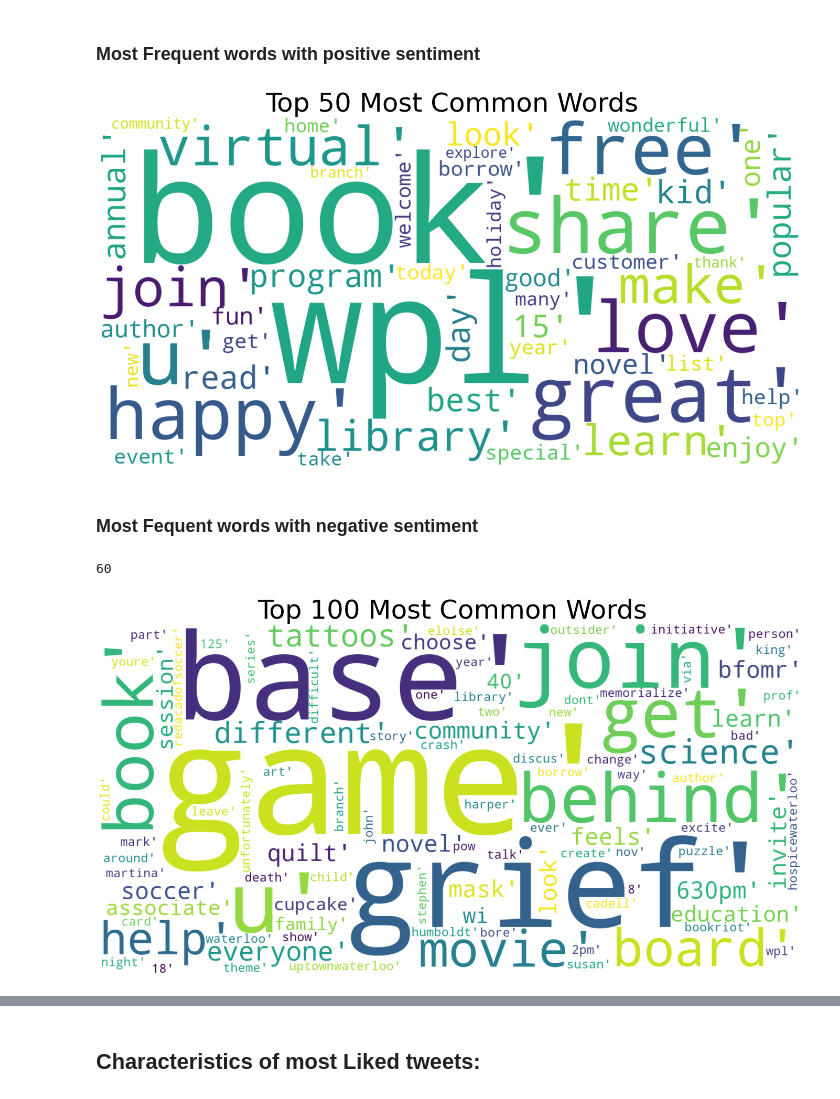
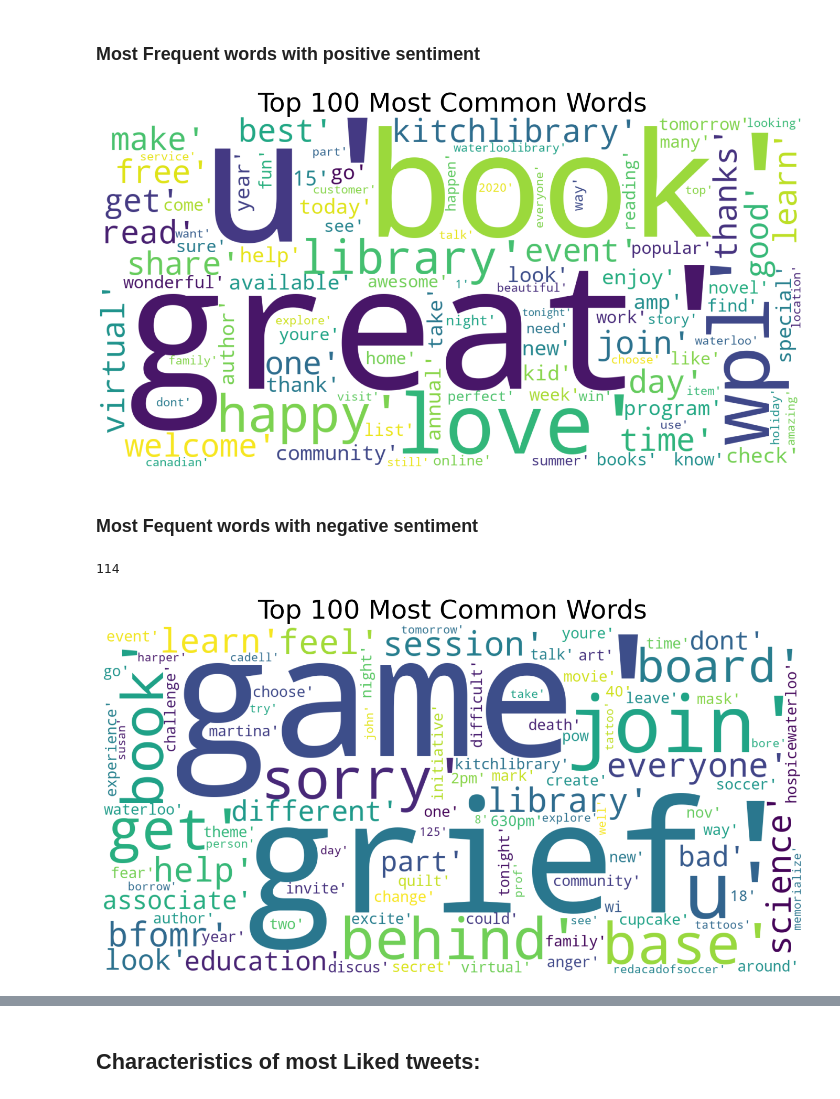
Before and after one commit to SepehrSepehri/DataForGoodWR, a Jupyter notebook: DataForGood_v4_.ipynb, the cells around one changed output, grey strips where cells are left out. Drawn from its saved outputs; the diff is of its cells as text; code cells hidden in the pictures.

```diff
--- a/DataForGood_v4_.ipynb
+++ b/DataForGood_v4_.ipynb
@@ -598,0 +666,5 @@ ever wish could see future vanessa yus magical paris tea shop rosellewriter t…
+# %%
+# change all words to lowercase:
+df['lemmatized_words_clean']= df['lemmatized_words'].apply(lambda x: [word.lower() for word in x ])
+df['lemmatized_words_clean'] = df['lemmatized_words_clean'].apply(lambda x: [word for word in x if word not in stop])
+df['lemmatized_words_clean']
@@ -599,5 +684,6 @@ ever wish could see future vanessa yus magical paris tea shop rosellewriter t…
 # %%
-words = df['lemmatized_words']
+# adding all tokes to create a list of tokens
+words = df['lemmatized_words_clean']
 allwords = []
 for wordlist in words:
     allwords += wordlist
@@ -611,17 +696,0 @@ print(mostcommon)
-# %%
-# Sepehr: removing apostrophe:
-def remove_apostrophe(text):
-    apostrophe = re.compile(r"’")
-    return re.sub(apostrophe, "", text)
-
-df['lemmatized_text']=df['lemmatized_text'].apply(lambda x: remove_apostrophe(x))
-df['lemmatized_text']
-df['lemmatized_words']= df['lemmatized_text'].str.split()
-words = df['lemmatized_words']
-allwords = []
-for wordlist in words:
-    allwords += wordlist
-
-number_words=50
-mostcommon = FreqDist(allwords).most_common(number_words)
-print(mostcommon)
@@ -748,38 +834,38 @@ Name: text, dtype: object
 # %% [markdown]
 ### Most Frequent words with positive sentiment
 # %%
-words = df[df['sentiment']>0.33]['lemmatized_words']
+words = df[df['sentiment']>0.33]['lemmatized_words_clean']
 allwords = []
 for wordlist in words:
     allwords += wordlist
 
-mostcommon = FreqDist(allwords).most_common(50)
+mostcommon = FreqDist(allwords).most_common(100)
 wordcloud = WordCloud(width=1600, height=800, background_color='white').generate(str(mostcommon))
 fig = plt.figure(figsize=(30,10), facecolor='white')
 plt.imshow(wordcloud, interpolation="bilinear")
 plt.axis('off')
-plt.title('Top 50 Most Common Words', fontsize=50)
+plt.title('Top 100 Most Common Words', fontsize=50)
 plt.tight_layout(pad=0)
 plt.show()
 # %% [output]
-[figure, old version]
+[figure, new version]
 # %% [markdown]
 ### Most Fequent words with negative sentiment
 # %%
-words = df[df['sentiment']<-0.33]['lemmatized_words']
+words = df[df['sentiment']<-0.33]['lemmatized_words_clean']
 print(len(words))
 allwords = []
 for wordlist in words:
     allwords += wordlist
 
 mostcommon = FreqDist(allwords).most_common(100)
 wordcloud = WordCloud(width=1600, height=800, background_color='white').generate(str(mostcommon))
 fig = plt.figure(figsize=(30,10), facecolor='white')
 plt.imshow(wordcloud, interpolation="bilinear")
 plt.axis('off')
 plt.title('Top 100 Most Common Words', fontsize=50)
 plt.tight_layout(pad=0)
 plt.show()
 # %% [output]
-60
+114
-[figure, old version]
+[figure, new version]
```
Also changed, not shown: parts of 93 cells of this notebook.
